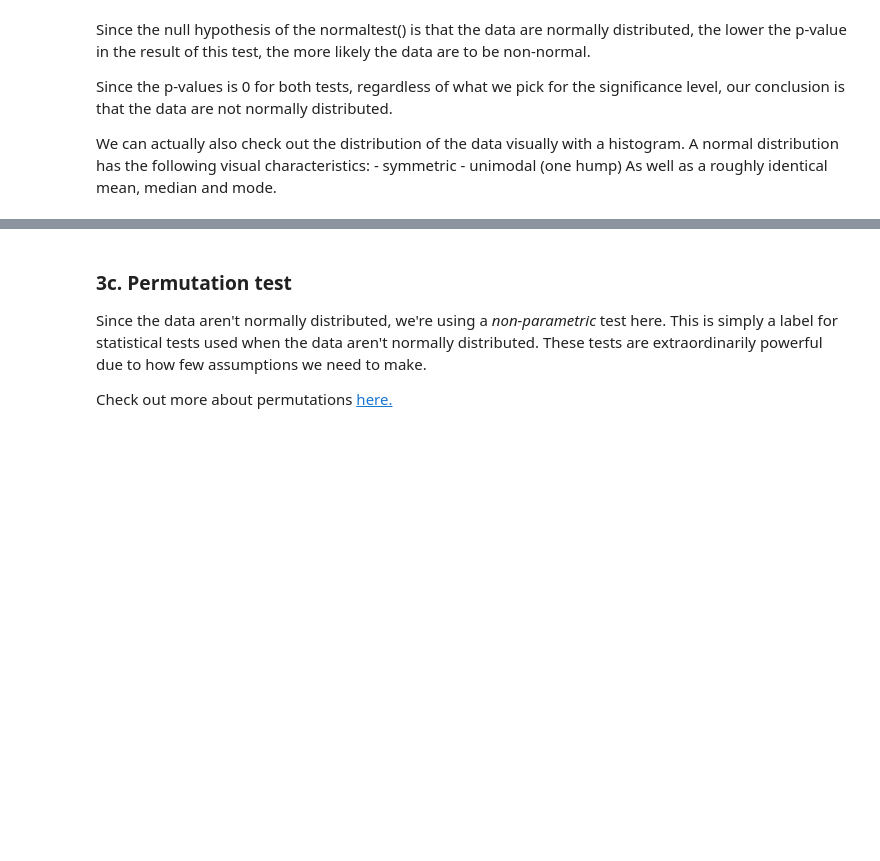
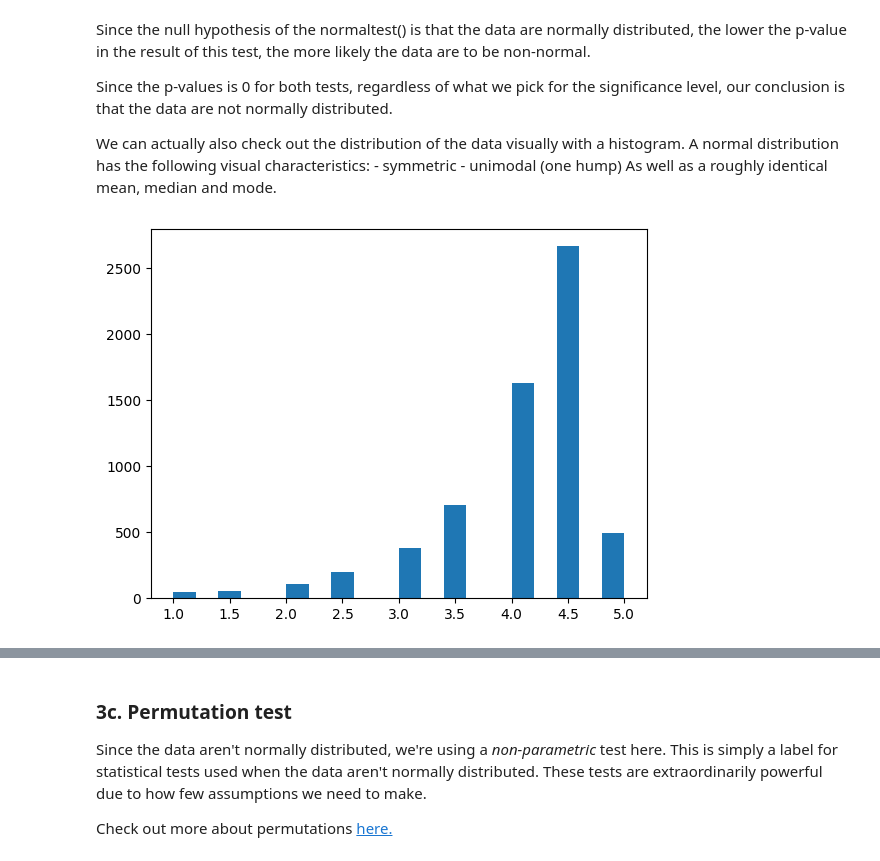
Before and after one commit to Gardenialover/dsc, a Jupyter notebook: unit 22.3 integrating apps/Springboard Apps project - Tier 3 - Complete.ipynb, the cells around one changed output, grey strips where cells are left out. Cells and saved outputs as stored; diff of their text form; code cells hidden in the pictures; blank space fills up the shorter version.

```diff
--- a/unit 22.3 integrating apps/Springboard Apps project - Tier 3 - Complete.ipynb
+++ b/unit 22.3 integrating apps/Springboard Apps project - Tier 3 - Complete.ipynb
@@ -462,6 +462,8 @@ We can actually also check out the distribution of the data visually with a hist
 As well as a roughly identical mean, median and mode.
 # %%
 # Create a histogram of the apple reviews distribution
-_ _ _
+_ = plt.hist(apple, bins = 20)
+# %% [output]
+[figure, added]
 # %%
 # Create a histogram of the google data
```
Also changed, not shown: parts of 10 cells of this notebook, 5 other files.
